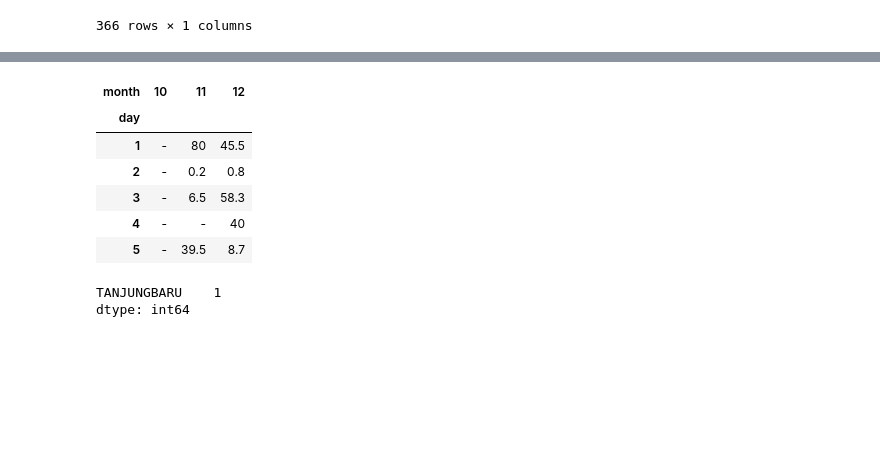
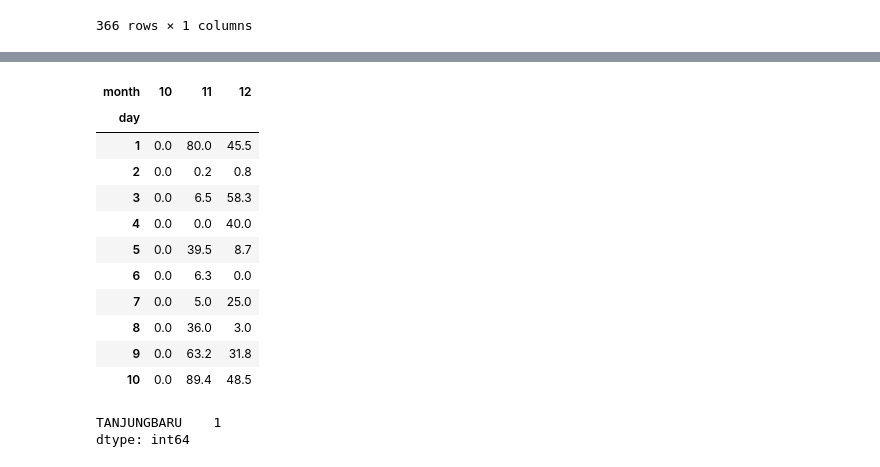
Before and after one commit to hidrokit/hidrokit, a Jupyter notebook: src/Demo Pos Hujan.ipynb, the cells around one changed output, grey strips where cells are left out. Drawn from its saved outputs; the diff is of its cells as text; code cells hidden in the pictures; blank space fills up the shorter version.

```diff
--- a/src/Demo Pos Hujan.ipynb
+++ b/src/Demo Pos Hujan.ipynb
@@ -149,14 +160,19 @@ Penggunaan `viewkit` akan dibahas lebih lanjut, untuk sementara `viewkit.in_pivo
 # %%
 ph10_12 = phdf['20161001':'20161231']
-viewkit.in_pivot(ph10_12, col='TANJUNGBARU').head()
+viewkit.in_pivot(ph10_12, col='TANJUNGBARU').head(10)
 # %% [output]
 | month | 10 | 11 | 12 |
 | day |  |  |  |
-| 1 | - | 80 | 45.5 |
-| 2 | - | 0.2 | 0.8 |
-| 3 | - | 6.5 | 58.3 |
-| 4 | - | - | 40 |
-| 5 | - | 39.5 | 8.7 |
+| 1 | 0.0 | 80.0 | 45.5 |
+| 2 | 0.0 | 0.2 | 0.8 |
+| 3 | 0.0 | 6.5 | 58.3 |
+| 4 | 0.0 | 0.0 | 40.0 |
+| 5 | 0.0 | 39.5 | 8.7 |
+| 6 | 0.0 | 6.3 | 0.0 |
+| 7 | 0.0 | 5.0 | 25.0 |
+| 8 | 0.0 | 36.0 | 3.0 |
+| 9 | 0.0 | 63.2 | 31.8 |
+| 10 | 0.0 | 89.4 | 48.5 |
 # %%
 print(phdf.isna().sum()) # Cek nilai NA yang tidak ada
 viewp(phdf)[9:13] # Terdapat nilai NA di tanggal 11 desember
```
Also changed, not shown: parts of 3 cells of this notebook.
